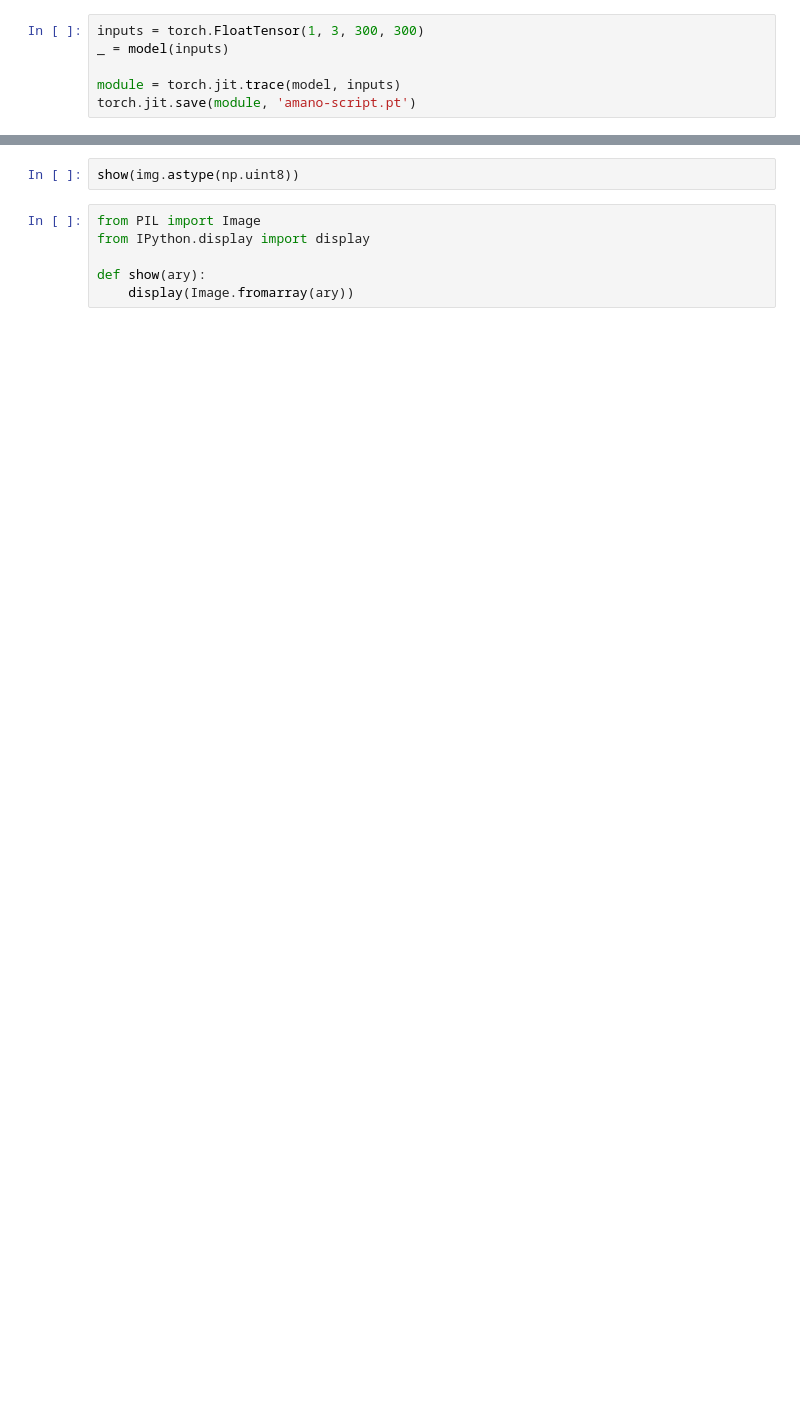
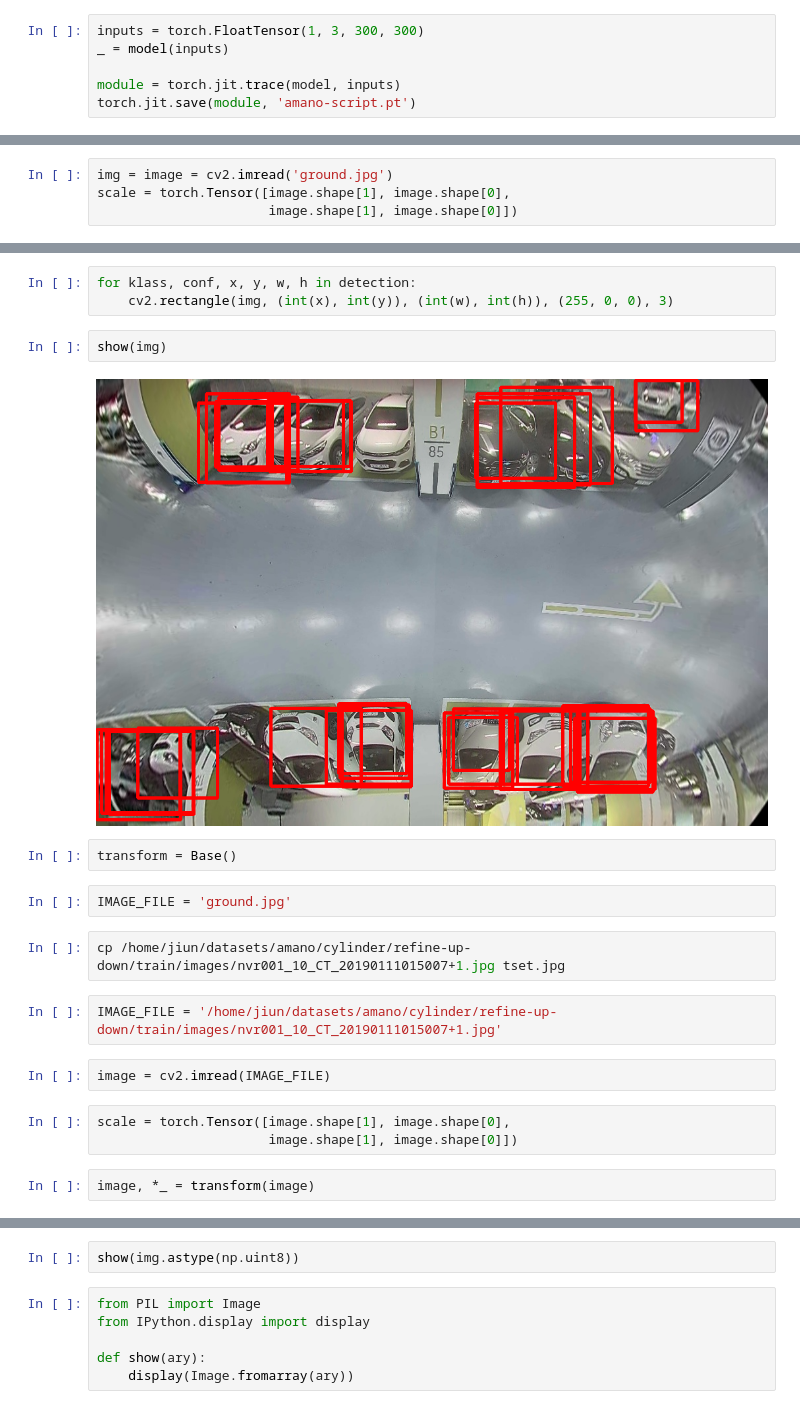
Before and after one commit to MaybeS/Detector, a Jupyter notebook: labs/export.ipynb, the cells around one changed output, grey strips where cells are left out. Cells and saved outputs as stored; diff of their text form; blank space fills up the shorter version.

```diff
--- a/labs/export.ipynb
+++ b/labs/export.ipynb
@@ -37,0 +43,4 @@ torch.jit.save(module, 'amano-script.pt')
+# %%
+img = image = cv2.imread('ground.jpg')
+scale = torch.Tensor([image.shape[1], image.shape[0],
+                      image.shape[1], image.shape[0]])
@@ -37,0 +91,22 @@ torch.jit.save(module, 'amano-script.pt')
+# %%
+for klass, conf, x, y, w, h in detection:
+    cv2.rectangle(img, (int(x), int(y)), (int(w), int(h)), (255, 0, 0), 3)
+# %%
+show(img)
+# %% [output]
+[figure, added]
+# %%
+transform = Base()
+# %%
+IMAGE_FILE = 'ground.jpg'
+# %%
+cp /home/jiun/datasets/amano/cylinder/refine-up-down/train/images/nvr001_10_CT_20190111015007+1.jpg tset.jpg
+# %%
+IMAGE_FILE = '/home/jiun/datasets/amano/cylinder/refine-up-down/train/images/nvr001_10_CT_20190111015007+1.jpg'
+# %%
+image = cv2.imread(IMAGE_FILE)
+# %%
+scale = torch.Tensor([image.shape[1], image.shape[0],
+                      image.shape[1], image.shape[0]])
+# %%
+image, *_ = transform(image)
```
Also changed, not shown: parts of 17 cells of this notebook, 28 other files.
